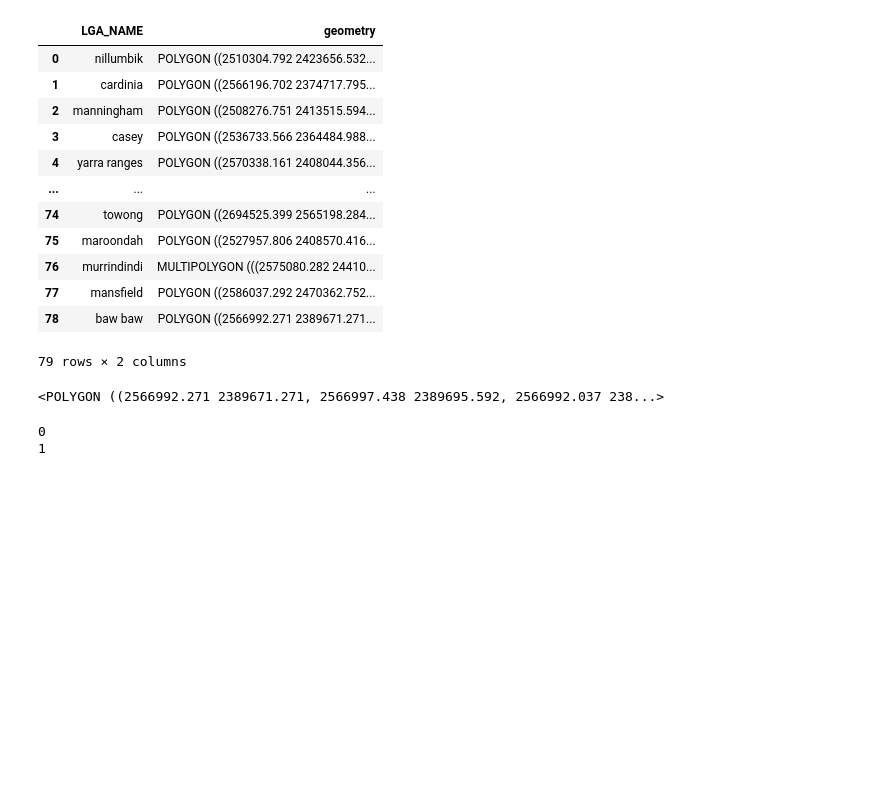
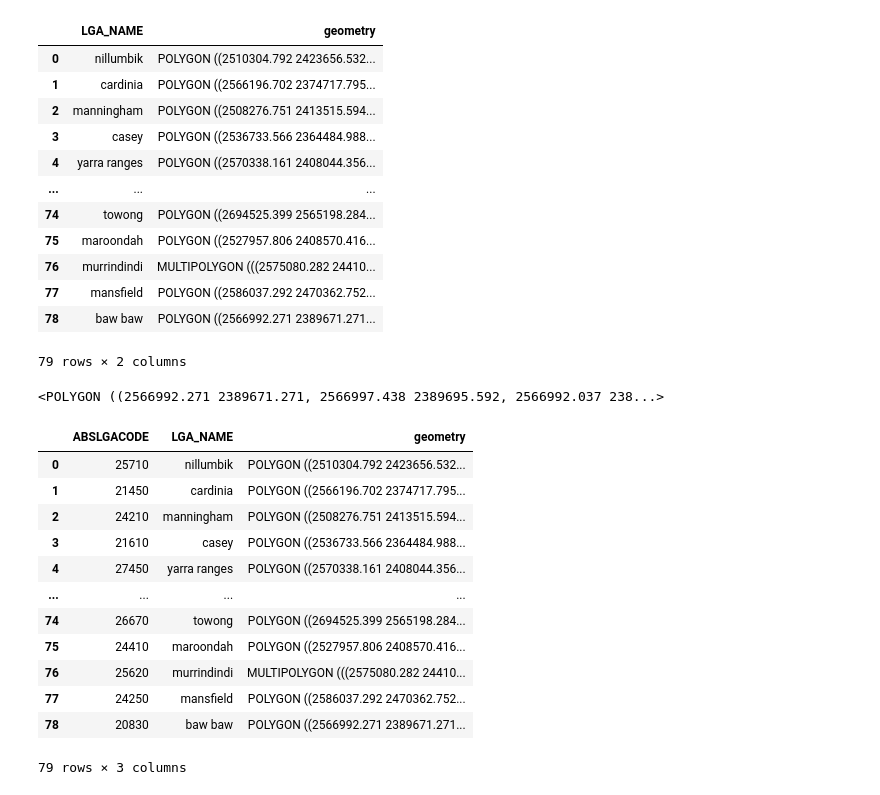
Before and after one commit to SunmaoWang/CCC2024-BigDataAnalytics, a Jupyter notebook: LGA_more_clean.ipynb, the cells around one changed output. Saved outputs shown, nothing was run; the diff lists cells and outputs as text; code cells hidden in the pictures; blank space fills up the shorter version.

Commit message:
geo_data

```diff
--- a/LGA_more_clean.ipynb
+++ b/LGA_more_clean.ipynb
@@ -48,8 +48,8 @@ useful.to_file('/home/chanwang1/CCC2024-BigDataAnalytics/data/cleaned/LGA_useful
 # %%
 useful.to_file('/home/chanwang1/CCC2024-BigDataAnalytics/data/cleaned/useful.geojson', driver='GeoJSON')
 # %%
-gdf = gpd.read_file('/home/chanwang1/CCC2024-BigDataAnalytics/data/cleaned/useful.geojson')
-gdf
+gdf1 = gpd.read_file('/home/chanwang1/CCC2024-BigDataAnalytics/data/cleaned/useful.geojson')
+gdf1
 # %% [output]
 |  | LGA_NAME | geometry |
 | 0 | nillumbik | POLYGON ((2510304.792 2423656.532... |
@@ -68,9 +68,20 @@ gdf
 gdf.loc[78]['geometry']
 # %% [output]
 <POLYGON ((2566992.271 2389671.271, 2566997.438 2389695.592, 2566992.037 238...>
-# %%
-for i in range(0,2):
-    print(i)
-# %% [output]
-0
-1
+# %%
+useful_geo=gdf[['ABSLGACODE','LGA_NAME','geometry']]
+useful_geo
+# %% [output]
+|  | ABSLGACODE | LGA_NAME | geometry |
+| 0 | 25710 | nillumbik | POLYGON ((2510304.792 2423656.532... |
+| 1 | 21450 | cardinia | POLYGON ((2566196.702 2374717.795... |
+| 2 | 24210 | manningham | POLYGON ((2508276.751 2413515.594... |
+| 3 | 21610 | casey | POLYGON ((2536733.566 2364484.988... |
+| 4 | 27450 | yarra ranges | POLYGON ((2570338.161 2408044.356... |
+| ... | ... | ... | ... |
+| 74 | 26670 | towong | POLYGON ((2694525.399 2565198.284... |
+| 75 | 24410 | maroondah | POLYGON ((2527957.806 2408570.416... |
+| 76 | 25620 | murrindindi | MULTIPOLYGON (((2575080.282 24410... |
+| 77 | 24250 | mansfield | POLYGON ((2586037.292 2470362.752... |
+| 78 | 20830 | baw baw | POLYGON ((2566992.271 2389671.271... |
+79 rows × 3 columns
```
Also changed, not shown: parts of 2 cells of this notebook, 6 other files.
